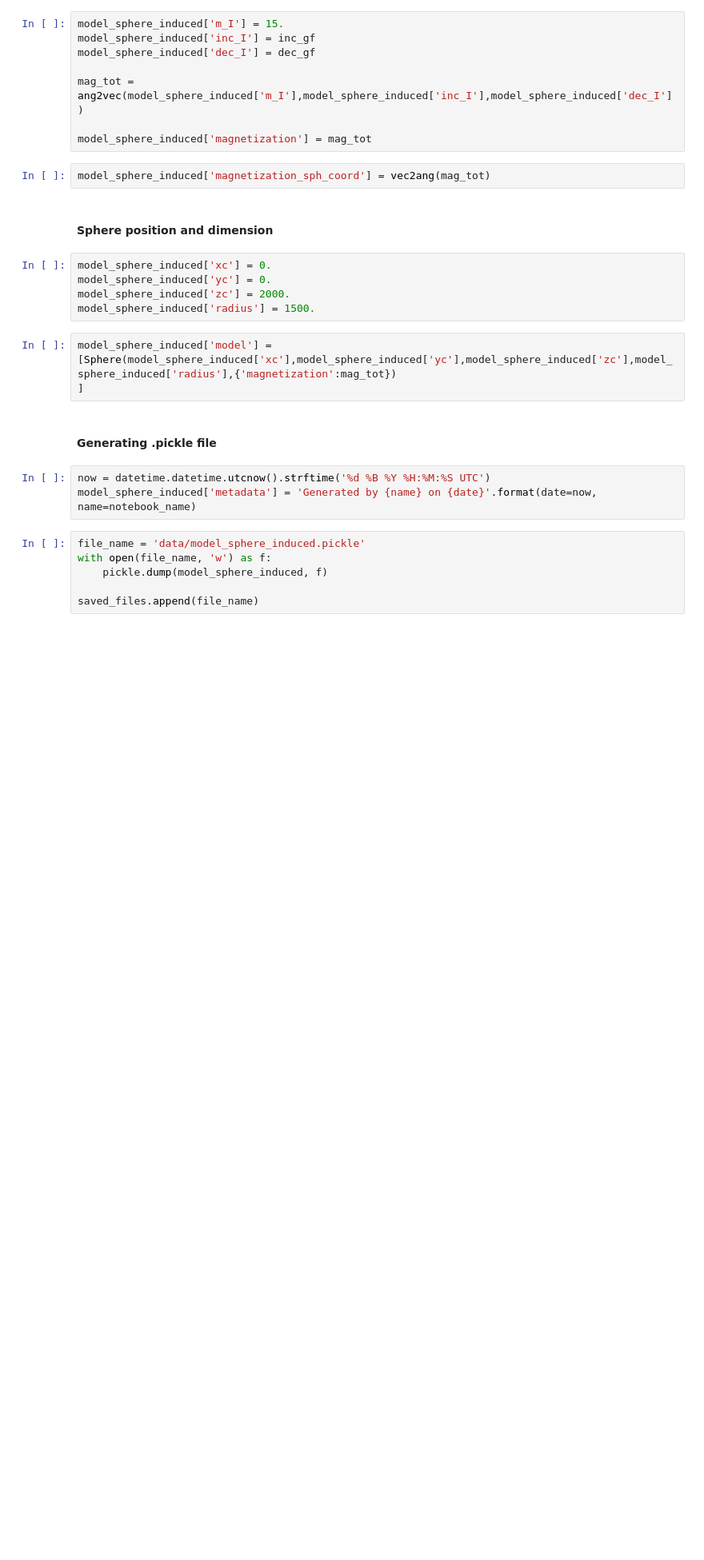
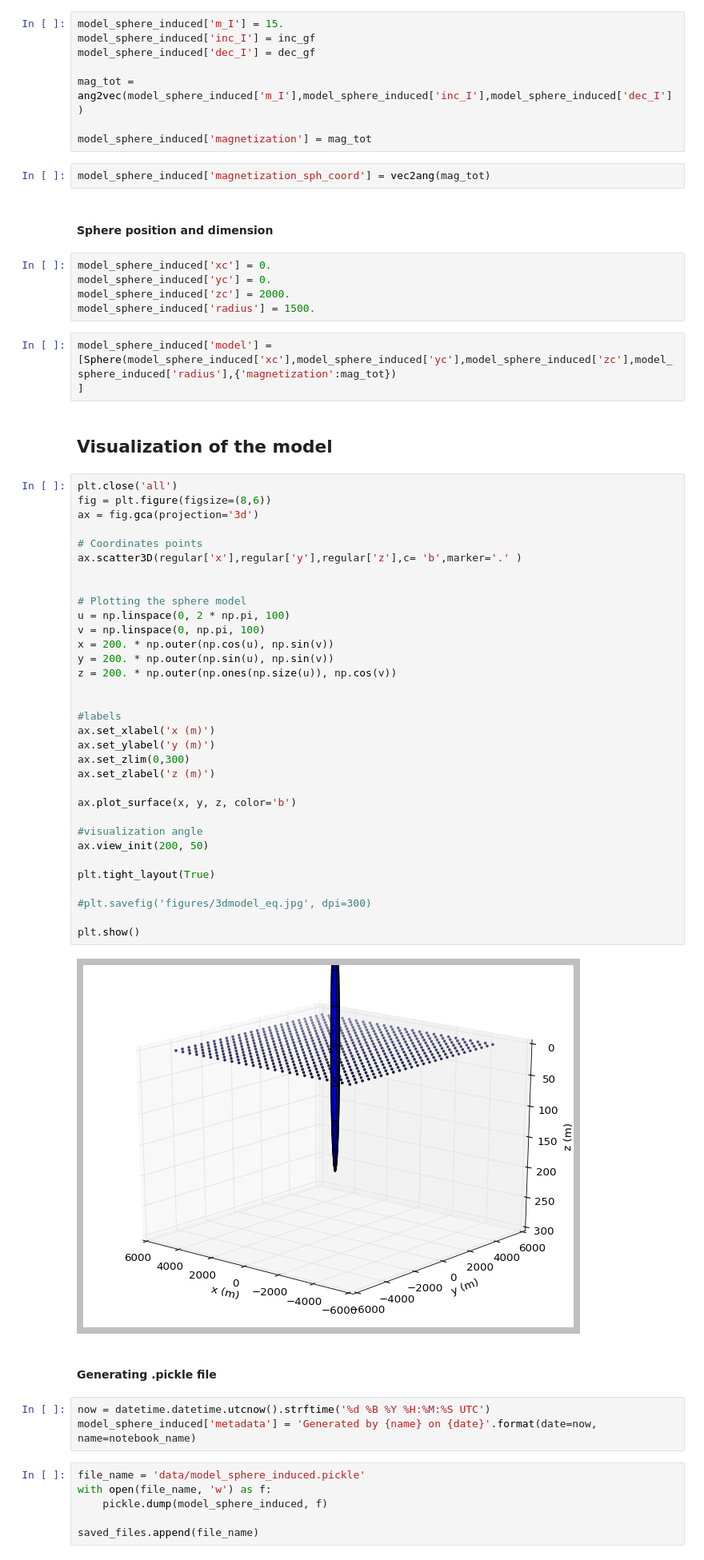
Before and after one commit to pinga-lab/eqlayer-magnetization-direction, a Jupyter notebook: code/notebooks/sphere_model/synthetic_model.ipynb, the cells around one changed output. Shown at 80% size. Drawn from its saved outputs; the diff is of its cells as text; blank space fills up the shorter version.

```diff
--- a/code/notebooks/sphere_model/synthetic_model.ipynb
+++ b/code/notebooks/sphere_model/synthetic_model.ipynb
@@ -129,6 +149,43 @@ model_sphere_induced['radius'] = 1500.
 # %%
 model_sphere_induced['model'] = [Sphere(model_sphere_induced['xc'],model_sphere_induced['yc'],model_sphere_induced['zc'],model_sphere_induced['radius'],{'magnetization':mag_tot})
 ]
+# %% [markdown]
+## Visualization of the model
+# %%
+plt.close('all')
+fig = plt.figure(figsize=(8,6))
+ax = fig.gca(projection='3d')
+
+# Coordinates points
+ax.scatter3D(regular['x'],regular['y'],regular['z'],c= 'b',marker='.' )
+
+
+# Plotting the sphere model
+u = np.linspace(0, 2 * np.pi, 100)
+v = np.linspace(0, np.pi, 100)
+x = 200. * np.outer(np.cos(u), np.sin(v))
+y = 200. * np.outer(np.sin(u), np.sin(v))
+z = 200. * np.outer(np.ones(np.size(u)), np.cos(v))
+
+
+#labels
+ax.set_xlabel('x (m)')
+ax.set_ylabel('y (m)')
+ax.set_zlim(0,300)
+ax.set_zlabel('z (m)')
+
+ax.plot_surface(x, y, z, color='b')
+
+#visualization angle
+ax.view_init(200, 50)
+
+plt.tight_layout(True)
+
+#plt.savefig('figures/3dmodel_eq.jpg', dpi=300)
+
+plt.show()
+# %% [output]
+[figure, added]
 # %% [markdown]
 #### Generating .pickle file
 # %%
```
Also changed, not shown: parts of 7 cells of this notebook, 15 other files.
